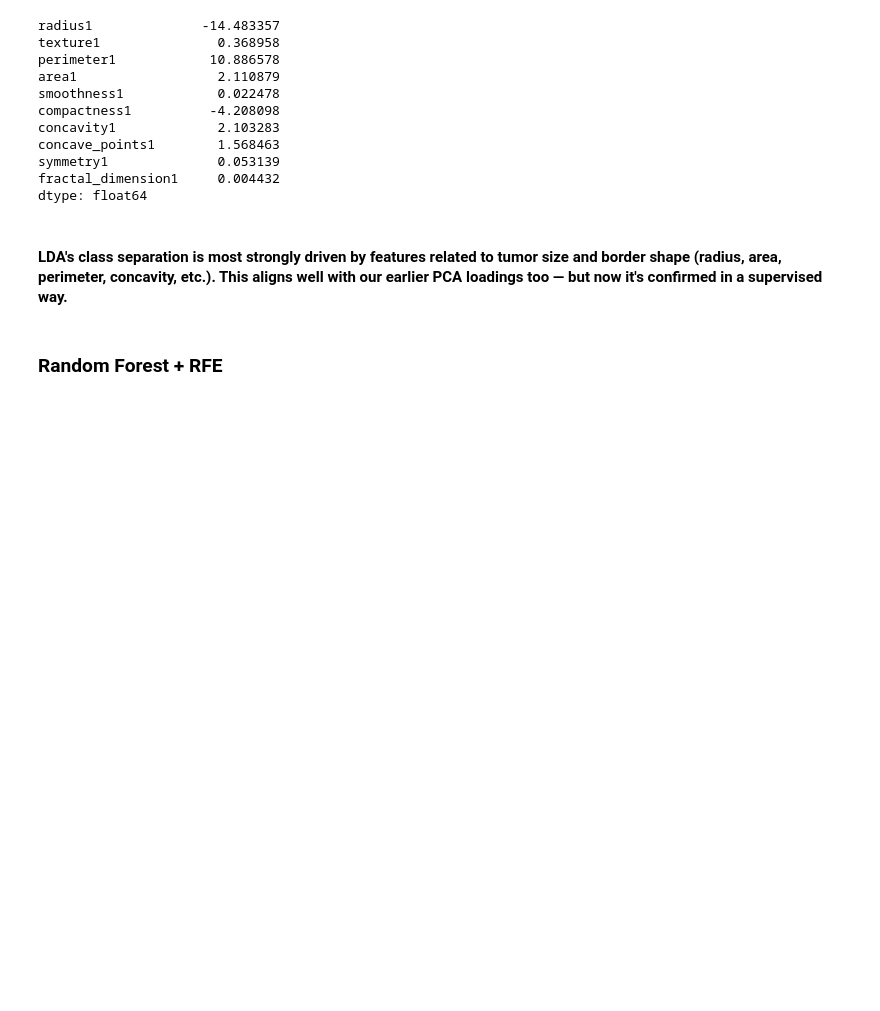
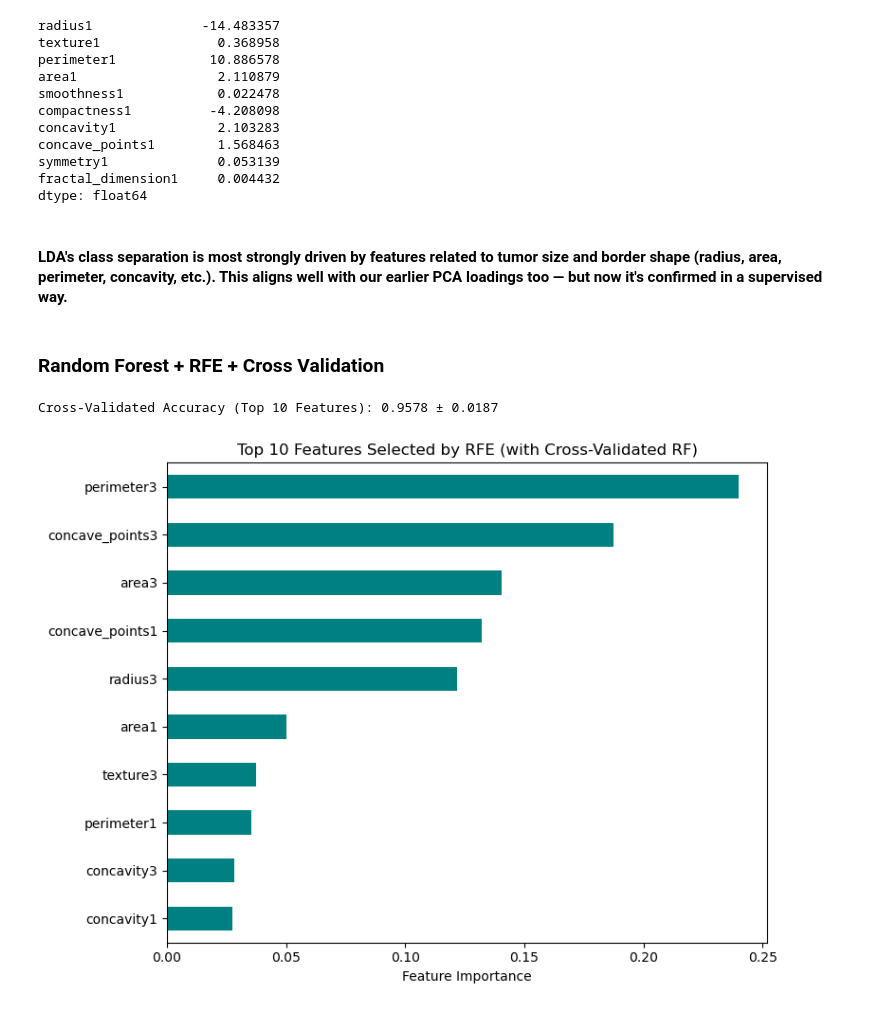
Before and after one commit to surajnihal/breast-cancer-analysis, a Jupyter notebook: eda.ipynb, the cells around one changed output. Cells and saved outputs as stored; diff of their text form; code cells hidden in the pictures; blank space fills up the shorter version.

```diff
--- a/eda.ipynb
+++ b/eda.ipynb
@@ -514,4 +561,53 @@ dtype: float64
 # %% [markdown]
 #### LDA's class separation is most strongly driven by features related to tumor size and border shape (radius, area, perimeter, concavity, etc.). This aligns well with our earlier PCA loadings too — but now it's confirmed in a supervised way.
 # %% [markdown]
-### Random Forest + RFE
+### Random Forest + RFE + Cross Validation
+# %%
+from sklearn.ensemble import RandomForestClassifier
+from sklearn.feature_selection import RFE
+from sklearn.preprocessing import StandardScaler
+from sklearn.pipeline import Pipeline
+from sklearn.model_selection import StratifiedKFold, cross_val_score
+
+
+# Setup
+X = df.drop(columns='Diagnosis')
+y = df['Diagnosis']
+
+# Initialize model and pipeline
+rf = RandomForestClassifier(random_state=42)
+scaler = StandardScaler()
+rfe = RFE(estimator=rf, n_features_to_select=10)
+
+# Pipeline: Scale -> RFE -> RF
+pipeline = Pipeline([
+    ('scaler', scaler),
+    ('feature_selection', rfe),
+    ('model', rf)
+])
+
+# Cross-validation setup
+cv = StratifiedKFold(n_splits=5, shuffle=True, random_state=42)
+
+# Fit RFE outside pipeline to capture selected features
+rfe.fit(scaler.fit_transform(X), y)
+selected_features = X.columns[rfe.support_]
+
+# Evaluate model using only selected features
+scores = cross_val_score(rf, X[selected_features], y, cv=cv, scoring='accuracy')
+print(f"Cross-Validated Accuracy (Top 10 Features): {scores.mean():.4f} ± {scores.std():.4f}")
+
+# Train final model for importance plot
+rf.fit(X[selected_features], y)
+importances = pd.Series(rf.feature_importances_, index=selected_features).sort_values(ascending=True)
+
+# Plot feature importances
+plt.figure(figsize=(8, 6))
+importances.plot(kind='barh', color='teal')
+plt.title("Top 10 Features Selected by RFE (with Cross-Validated RF)")
+plt.xlabel("Feature Importance")
+plt.tight_layout()
+plt.show()
+# %% [output]
+Cross-Validated Accuracy (Top 10 Features): 0.9578 ± 0.0187
+[figure, added]
```
Also changed, not shown: parts of 9 cells of this notebook.
